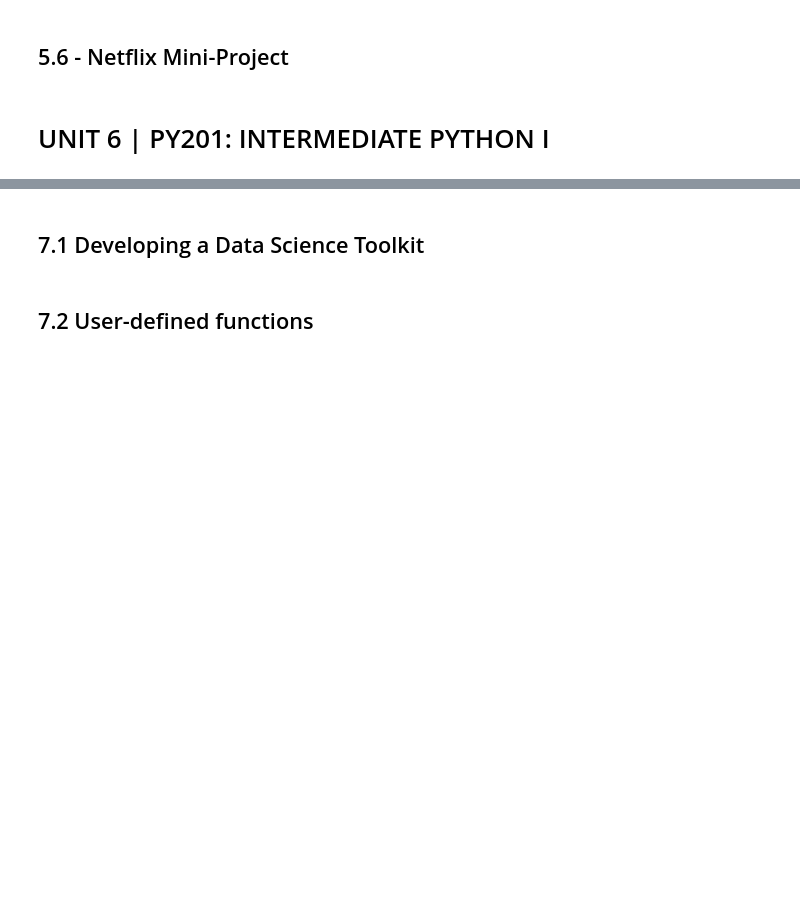
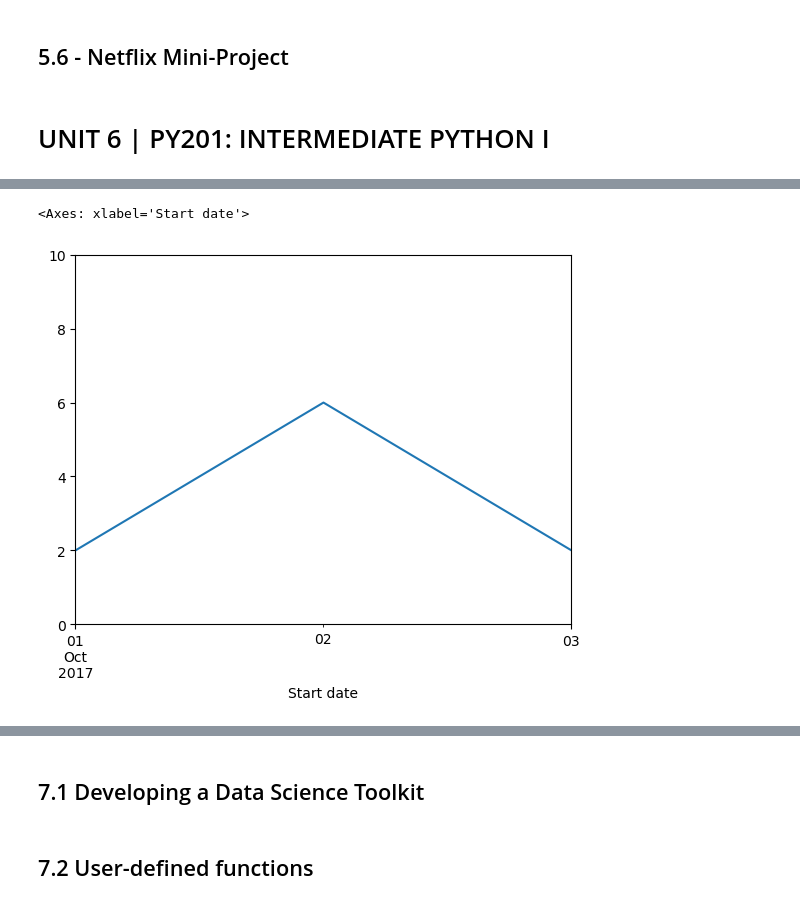
Before and after one commit to tbchuotmd/Springboard, a Jupyter notebook: Springboard-Curriculum.ipynb, the cells around one changed output, grey strips where cells are left out. Drawn from its saved outputs; the diff is of its cells as text; code cells hidden in the pictures; blank space fills up the shorter version.

```diff
--- a/Springboard-Curriculum.ipynb
+++ b/Springboard-Curriculum.ipynb
@@ -667,0 +1133,3 @@ def random_walk(walk_length):
+# %%
+start_dtfld = pd.to_datetime(start_dt)
+start_dtfld
@@ -667,0 +1148,3 @@ def random_walk(walk_length):
+# %%
+rida['Start date'] = start_dtfld
+rida
@@ -667,0 +1163,3 @@ def random_walk(walk_length):
+# %%
+rida = rida.drop(columns=['Start Date','Start Time'])
+rida
@@ -667,0 +1178,6 @@ def random_walk(walk_length):
+# %%
+end_dt = rida['End Date'] + " " + rida['End Time']
+end_dtfld = pd.to_datetime(end_dt)
+rida['End date'] = end_dtfld
+rida = rida.drop(columns=['End Date','End Time'])
+rida
@@ -667,0 +1218,5 @@ def random_walk(walk_length):
+# %%
+rida.resample('D',on='Start date').size().plot(ylim=[0,10])
+# %% [output]
+<Axes: xlabel='Start date'>
+[figure, added]
```
Also changed, not shown: parts of 98 cells of this notebook, 10 other files.
